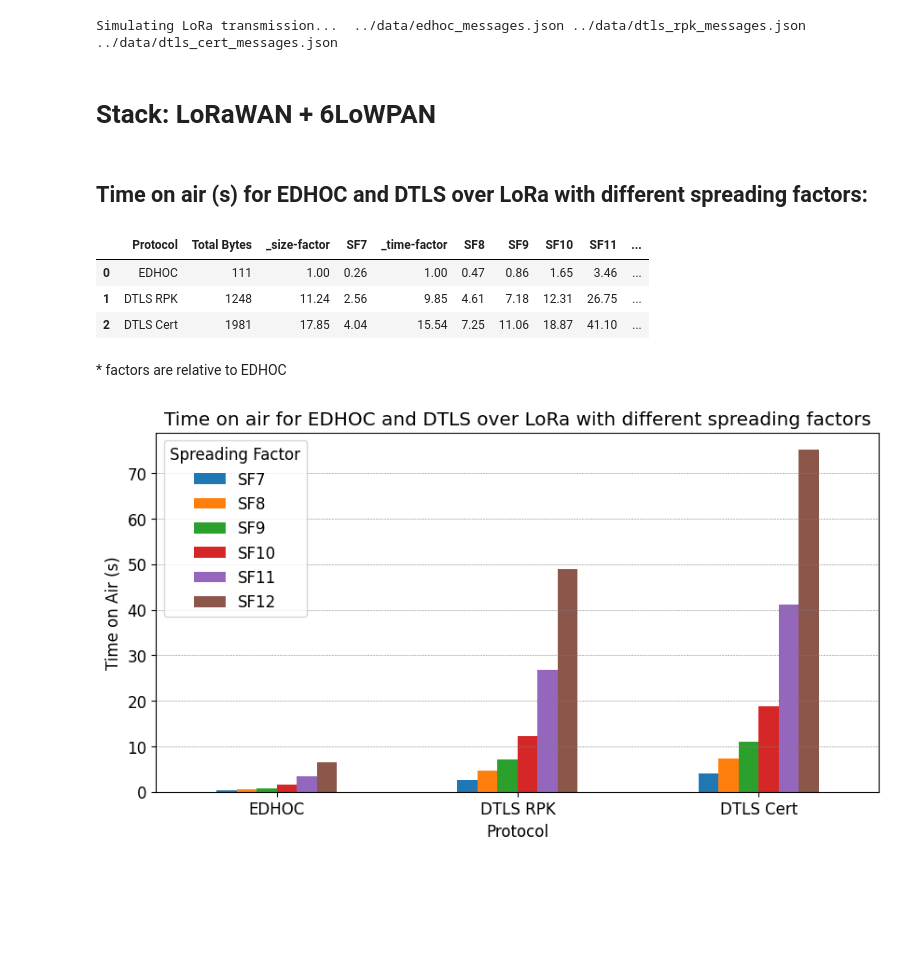
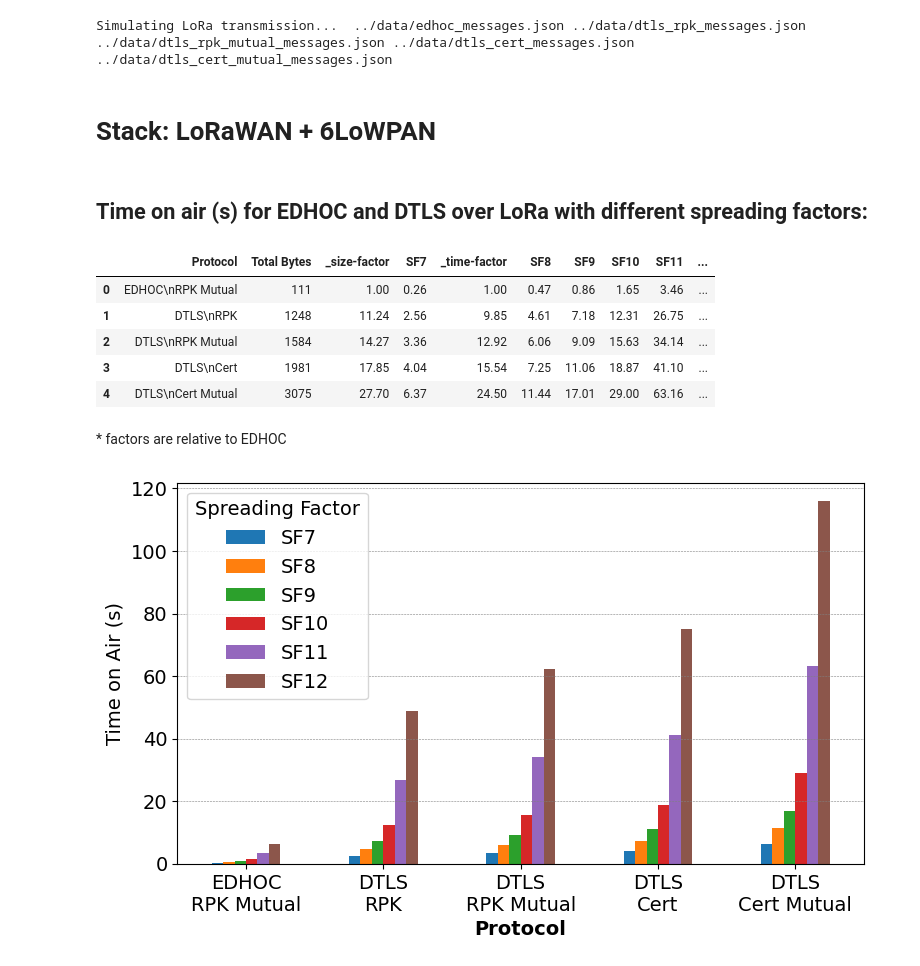
Before and after one commit to geonnave/edhoc-dtls-comparison, a Jupyter notebook: analysis/comparison.ipynb, the cells around one changed output. Saved outputs shown, nothing was run; the diff lists cells and outputs as text; code cells hidden in the pictures; blank space fills up the shorter version.

```diff
--- a/analysis/comparison.ipynb
+++ b/analysis/comparison.ipynb
@@ -680,0 +639,19 @@ Chart:
+# %%
+df_static = pd.read_csv("../data/static-memory-2023-09-29_14:46:35.csv")
+df_dynamic = pd.read_csv("../data/memory-2023-09-27_17:22:31.csv")
+df_dynamic = df_dynamic.drop(0).reset_index(drop=True) # drop 'nosec' row
+
+df_sizes = pd.DataFrame({
+    "protocol": df_static["protocol"],
+    "flash": df_static["text"] + df_static["data"],
+    "static_ram": df_static["data"] + df_static["bss"],
+    "peak_stack": df_dynamic["stack"],
+    "peak_heap": df_dynamic["heap"],
+})
+# add total_ram
+df_sizes["total_ram"] = df_sizes["static_ram"] + df_sizes["peak_stack"] + df_sizes["peak_heap"]
+df_sizes.set_index("protocol", inplace=True)
+print_markdown("## Memory sizes")
+display(df_sizes)
+display(df_static)
+# display(df_dynamic)
@@ -749,7 +799,7 @@ def simulate_time_on_air(filenames):
     rows = []
     sf_columns = [f'SF{e}' for e in sfs]
     columns = ['Protocol', 'Total Bytes'] + sf_columns
-    protocols = ['EDHOC', 'DTLS RPK', 'DTLS Cert']
+    protocols = ['EDHOC\nRPK Mutual', 'DTLS\nRPK', 'DTLS\nRPK Mutual', 'DTLS\nCert', 'DTLS\nCert Mutual']
     print(f"Simulating LoRa transmission... ", end=' ')
     for protocol, filename in zip(protocols, filenames):
         with open(filename) as f:
@@ -763,7 +813,7 @@ def simulate_time_on_air(filenames):
     df[sf_columns] = round(df[sf_columns] / 1000, 2)
 
     def add_factor_column(df, column, cprefix):
-        edhoc_total_bytes = df.loc[df['Protocol'] == 'EDHOC', column].values[0]
+        edhoc_total_bytes = df.loc[df['Protocol'] == 'EDHOC\nRPK Mutual', column].values[0]
         df[cprefix] = round(df[column] / edhoc_total_bytes, 2)
 
         col_order = df.columns.tolist()
@@ -786,25 +836,32 @@ def simulate_time_on_air(filenames):
 df = simulate_time_on_air([
     "../data/edhoc_messages.json",
     "../data/dtls_rpk_messages.json",
+    "../data/dtls_rpk_mutual_messages.json",
     "../data/dtls_cert_messages.json",
+    "../data/dtls_cert_mutual_messages.json",
 ])
 # %% [output]
-Simulating LoRa transmission...  ../data/edhoc_messages.json ../data/dtls_rpk_messages.json ../data/dtls_cert_messages.json
+Simulating LoRa transmission...  ../data/edhoc_messages.json ../data/dtls_rpk_messages.json ../data/dtls_rpk_mutual_messages.json ../data/dtls_cert_messages.json ../data/dtls_cert_mutual_messages.json
 # Stack: LoRaWAN + 6LoWPAN
 ## Time on air (s) for EDHOC and DTLS over LoRa with different spreading factors:
 |  | Protocol | Total Bytes | _size-factor | SF7 | _time-factor | SF8 | SF9 | SF10 | SF11 | ... |
-| 0 | EDHOC | 111 | 1.00 | 0.26 | 1.00 | 0.47 | 0.86 | 1.65 | 3.46 | ... |
-| 1 | DTLS RPK | 1248 | 11.24 | 2.56 | 9.85 | 4.61 | 7.18 | 12.31 | 26.75 | ... |
-| 2 | DTLS Cert | 1981 | 17.85 | 4.04 | 15.54 | 7.25 | 11.06 | 18.87 | 41.10 | ... |
+| 0 | EDHOC\nRPK Mutual | 111 | 1.00 | 0.26 | 1.00 | 0.47 | 0.86 | 1.65 | 3.46 | ... |
+| 1 | DTLS\nRPK | 1248 | 11.24 | 2.56 | 9.85 | 4.61 | 7.18 | 12.31 | 26.75 | ... |
+| 2 | DTLS\nRPK Mutual | 1584 | 14.27 | 3.36 | 12.92 | 6.06 | 9.09 | 15.63 | 34.14 | ... |
+| 3 | DTLS\nCert | 1981 | 17.85 | 4.04 | 15.54 | 7.25 | 11.06 | 18.87 | 41.10 | ... |
+| 4 | DTLS\nCert Mutual | 3075 | 27.70 | 6.37 | 24.50 | 11.44 | 17.01 | 29.00 | 63.16 | ... |
 \* factors are relative to EDHOC
 # %%
-plt.rcParams['font.size'] = 12
-df.set_index('Protocol').drop(['Total Bytes', '_size-factor', '_time-factor'], axis=1).plot(kind='bar', figsize=(10, 5))
-plt.title('Time on air for EDHOC and DTLS over LoRa with different spreading factors')
+plt.rcParams['font.size'] = 14
+df.set_index('Protocol').drop(['Total Bytes', '_size-factor', '_time-factor'], axis=1).plot(kind='bar', figsize=(8, 5))
+# plt.title('Time on air for EDHOC and DTLS over LoRa with different spreading factors')
+plt.xlabel('Protocol', fontweight='bold')
 plt.ylabel('Time on Air (s)')
 plt.legend(title='Spreading Factor')
 plt.xticks(rotation=0)
 plt.grid(axis='y', linestyle='--', linewidth=0.4, color='grey', zorder=0)
+plt.tight_layout()
+plt.savefig("fig/toa-lora.pdf")
 plt.show()
 # %% [output]
-[figure, old version]
+[figure, new version]
```
Also changed, not shown: parts of 7 cells of this notebook, 1 other file.
